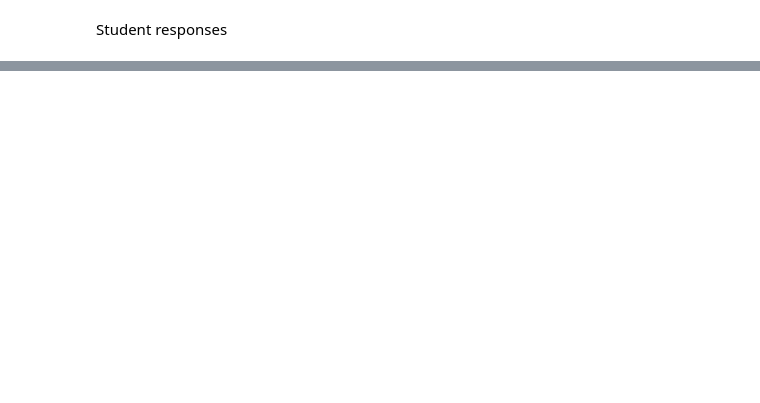
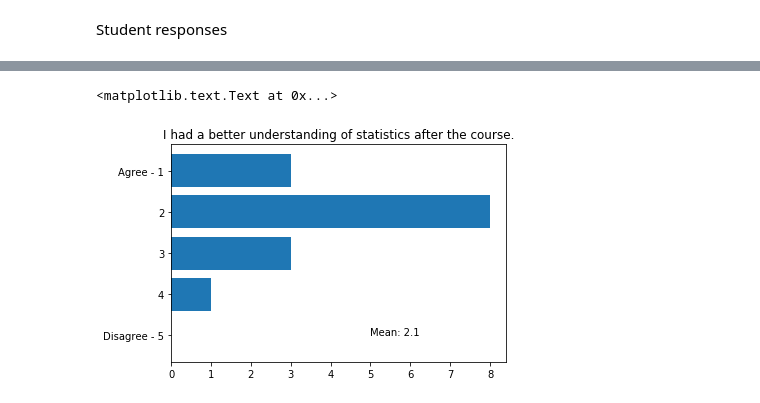
Before and after one commit to matthew-brett/les-pilot, a Jupyter notebook: report_for_course.ipynb, the cells around one changed output, grey strips where cells are left out. Cells and saved outputs as stored; diff of their text form; code cells hidden in the pictures; blank space fills up the shorter version.

```diff
--- a/report_for_course.ipynb
+++ b/report_for_course.ipynb
@@ -81,0 +87,7 @@ q3.plot?
+# %%
+col = default_bar('I had a better understanding of statistics after the course.', 5,
+           ['Agree - 1', '2', '3', '4', 'Disagree - 5'])
+plt.text(5, 0, 'Mean: {:0.1f}'.format(np.mean(col)))
+# %% [output]
+<matplotlib.text.Text at 0x...>
+[figure, added]
```
Also changed, not shown: parts of 38 cells of this notebook, 5 other files.
